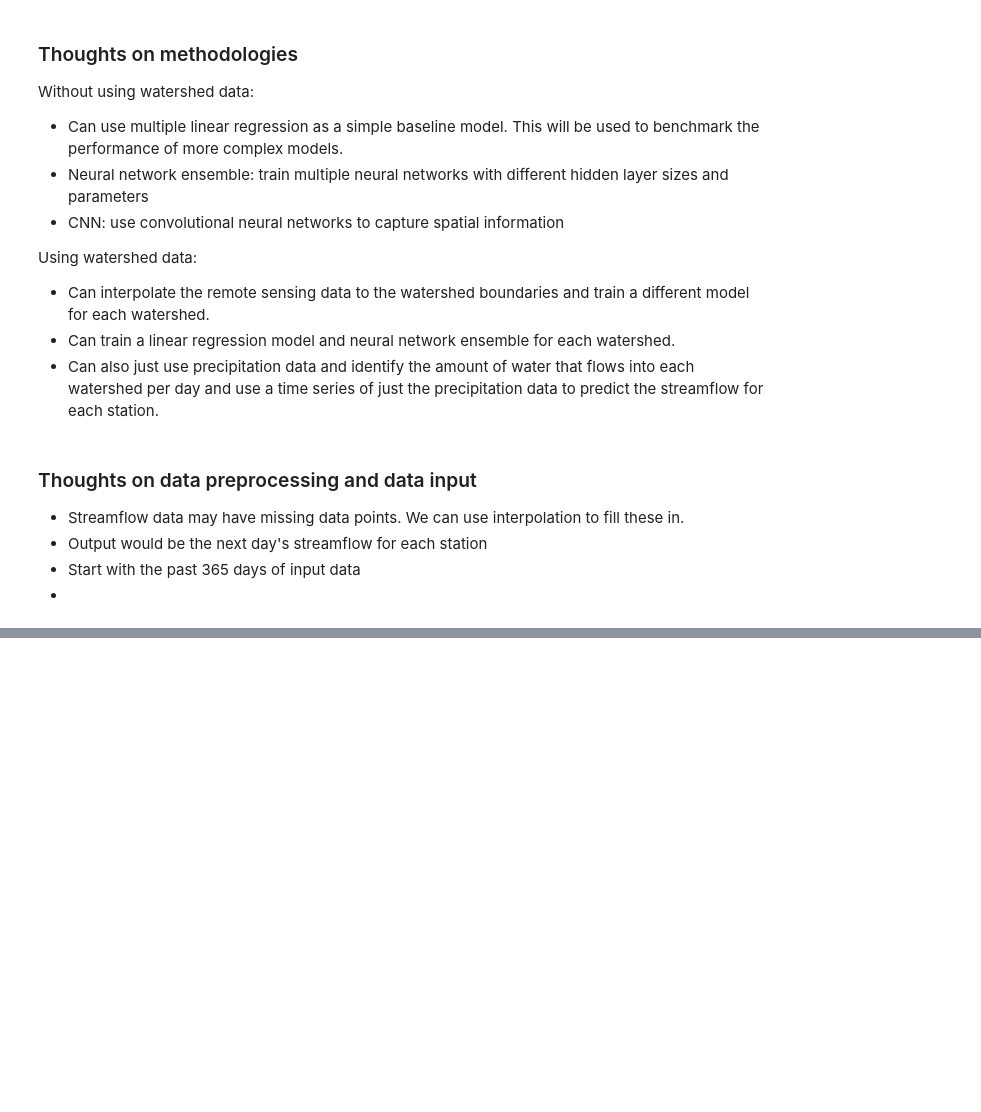
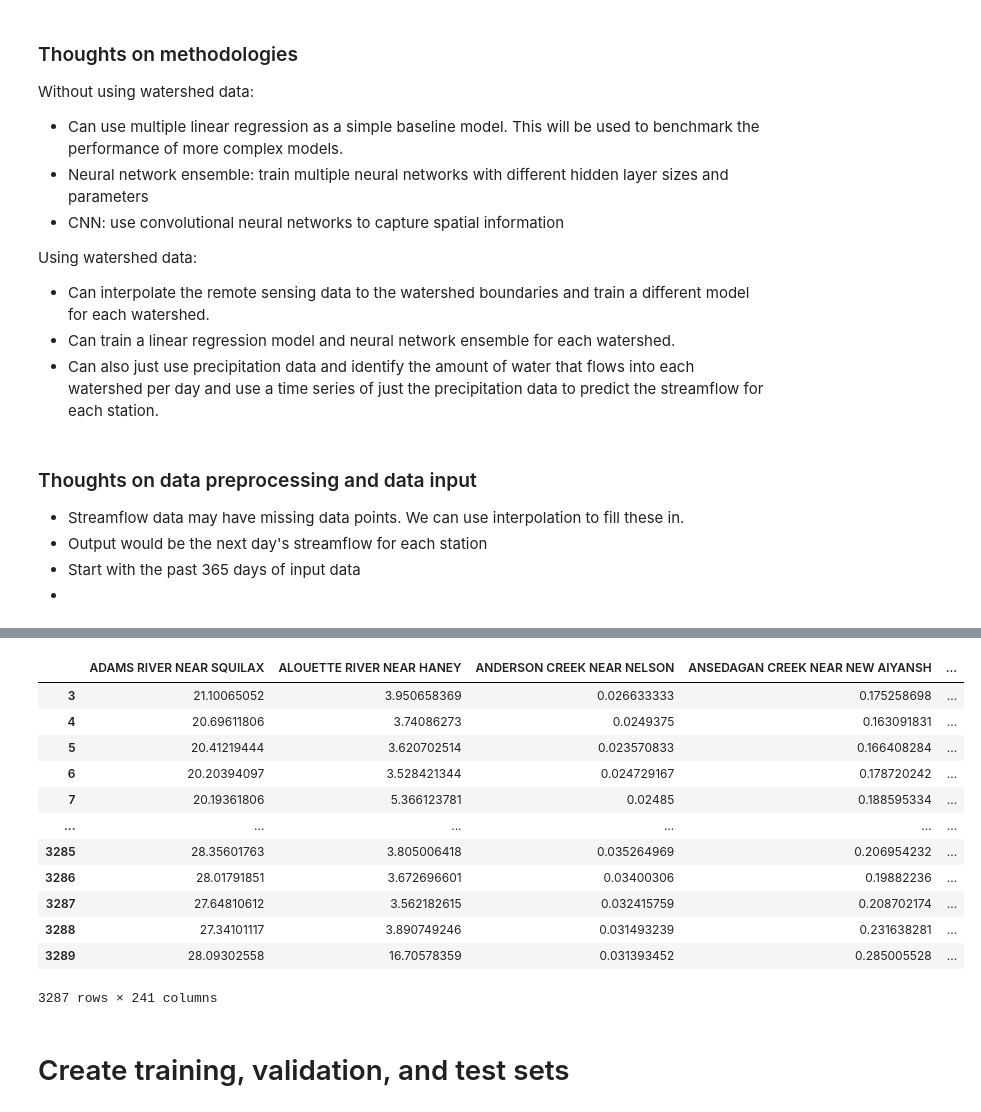
Before and after one commit to TWilson05/EOSC-410-Final-Project, a Jupyter notebook: notebook.ipynb, the cells around one changed output, grey strips where cells are left out. Saved outputs shown, nothing was run; the diff lists cells and outputs as text; code cells hidden in the pictures; blank space fills up the shorter version.

```diff
--- a/notebook.ipynb
+++ b/notebook.ipynb
@@ -21,0 +41,26 @@ Using watershed data:
+# %%
+station_lats = streamwater_data.iloc[0][1:]
+station_lons = streamwater_data.iloc[1][1:]
+watersheds = streamwater_data.iloc[2][1:]
+
+# drop the first 3 rows
+streamwater_data = streamwater_data.drop([0, 1, 2])
+# drop the first column
+streamwater_data = streamwater_data.drop(columns=["name"])
+streamwater_data
+# %% [output]
+|  | ADAMS RIVER NEAR SQUILAX | ALOUETTE RIVER NEAR HANEY | ANDERSON CREEK NEAR NELSON | ANSEDAGAN CREEK NEAR NEW AIYANSH | ... |
+| 3 | 21.10065052 | 3.950658369 | 0.026633333 | 0.175258698 | ... |
+| 4 | 20.69611806 | 3.74086273 | 0.0249375 | 0.163091831 | ... |
+| 5 | 20.41219444 | 3.620702514 | 0.023570833 | 0.166408284 | ... |
+| 6 | 20.20394097 | 3.528421344 | 0.024729167 | 0.178720242 | ... |
+| 7 | 20.19361806 | 5.366123781 | 0.02485 | 0.188595334 | ... |
+| ... | ... | ... | ... | ... | ... |
+| 3285 | 28.35601763 | 3.805006418 | 0.035264969 | 0.206954232 | ... |
+| 3286 | 28.01791851 | 3.672696601 | 0.03400306 | 0.19882236 | ... |
+| 3287 | 27.64810612 | 3.562182615 | 0.032415759 | 0.208702174 | ... |
+| 3288 | 27.34101117 | 3.890749246 | 0.031493239 | 0.231638281 | ... |
+| 3289 | 28.09302558 | 16.70578359 | 0.031393452 | 0.285005528 | ... |
+3287 rows × 241 columns
+# %% [markdown]
+# Create training, validation, and test sets
```
Also changed, not shown: parts of 12 cells of this notebook.
